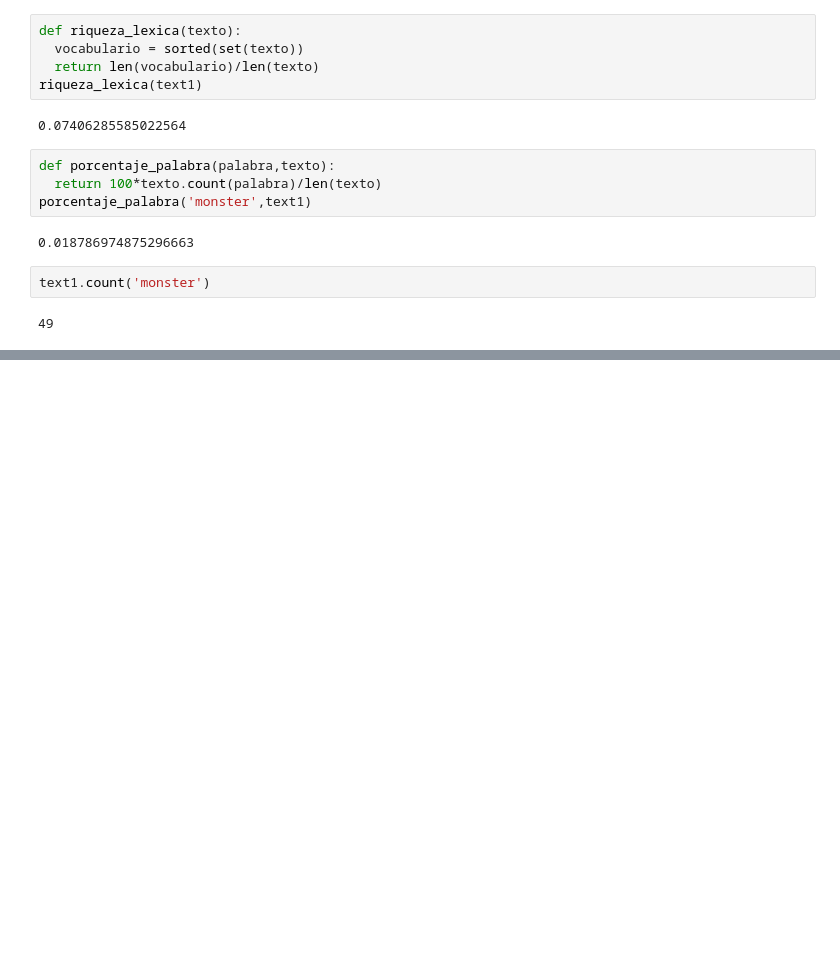
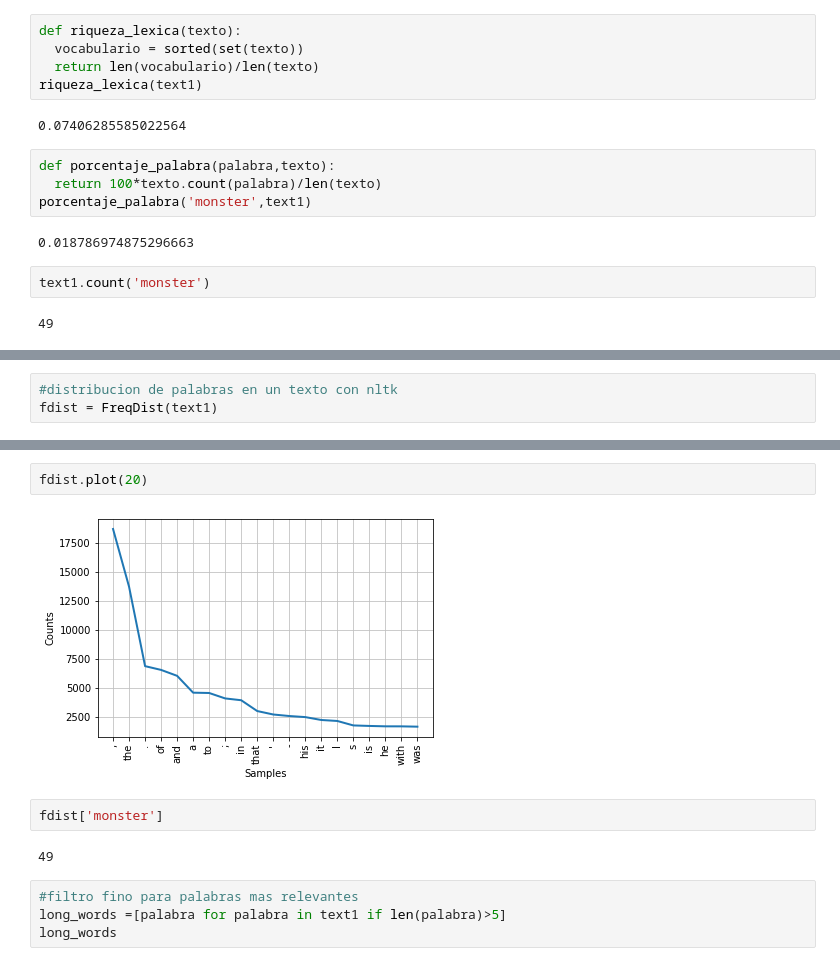
Before and after one commit to caraherrerapor/nltk, a Jupyter notebook: Estadistica_basica_texto.ipynb, the cells around one changed output, grey strips where cells are left out. Drawn from its saved outputs; the diff is of its cells as text; blank space fills up the shorter version.

```diff
--- a/Estadistica_basica_texto.ipynb
+++ b/Estadistica_basica_texto.ipynb
@@ -63,0 +70,3 @@ text1.count('monster')
+# %%
+#distribucion de palabras en un texto con nltk
+fdist = FreqDist(text1)
@@ -63,0 +96,12 @@ text1.count('monster')
+# %%
+fdist.plot(20)
+# %% [output]
+[figure, added]
+# %%
+fdist['monster']
+# %% [output]
+49
+# %%
+#filtro fino para palabras mas relevantes
+long_words =[palabra for palabra in text1 if len(palabra)>5]
+long_words
```
Also changed, not shown: parts of 8 cells of this notebook.
